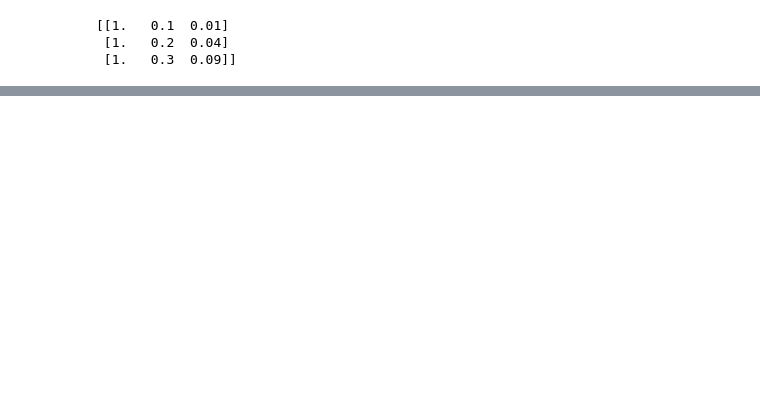
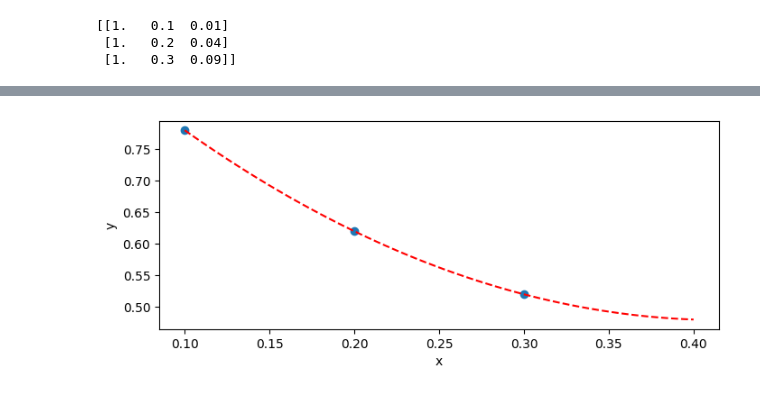
Before and after one commit to psesh/ae2010-11, a Jupyter notebook: notebooks/demo.ipynb, the cells around one changed output, grey strips where cells are left out. Saved outputs shown, nothing was run; the diff lists cells and outputs as text; code cells hidden in the pictures; blank space fills up the shorter version.

```diff
--- a/notebooks/demo.ipynb
+++ b/notebooks/demo.ipynb
@@ -47,0 +116,11 @@ plt.show()
+# %%
+hat_y = A(hat_x) @ u # the @ is the dot operator, i.e., the dot product.
+
+fig = plt.figure(figsize=(8,3))
+plt.plot(x, y, 'o')
+plt.plot(hat_x, hat_y, 'r--')
+plt.xlabel('x')
+plt.ylabel('y')
+plt.show()
+# %% [output]
+[figure, added]
```
Also changed, not shown: parts of 16 cells of this notebook, 18 other files.
